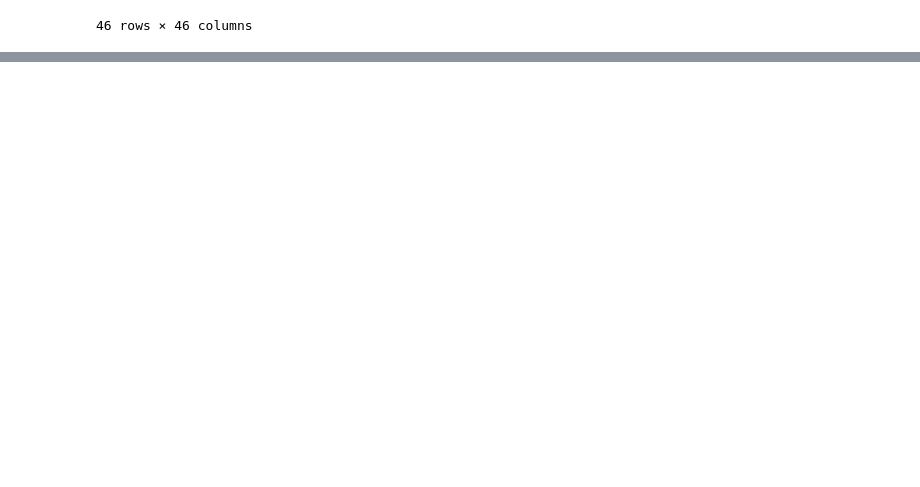
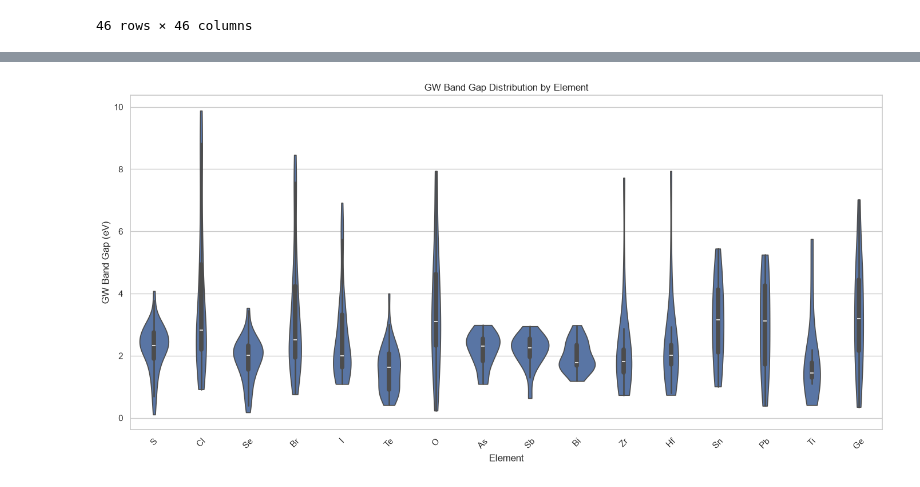
Before and after one commit to ADARSH-KVARMA/Optical-Sprectra-of-2D-Material-ML-Model-, a Jupyter notebook: data_analysis.ipynb, the cells around one changed output, grey strips where cells are left out. Cells and saved outputs as stored; diff of their text form; code cells hidden in the pictures; blank space fills up the shorter version.

```diff
--- a/data_analysis.ipynb
+++ b/data_analysis.ipynb
@@ -1454,0 +1684,7 @@ df_encoded["E_B"].head()
+# %%
+property_cols = [
+    col for col in property_cols
+    if col in df_encoded.columns
+]
+
+print(property_cols)
@@ -1454,0 +1751,18 @@ df_encoded["E_B"].head()
+# %%
+gap_data = []
+
+for element in common_elements:
+
+    mask = df_encoded["elements"].apply(
+        lambda x: element in x
+    )
+
+    temp = df_encoded.loc[mask, ["gap_gw"]].copy()
+
+    temp["element"] = element
+
+    gap_data.append(temp)
+
+gap_data = pd.concat(gap_data, ignore_index=True)
+
+gap_data = gap_data.dropna(subset=["gap_gw"])
@@ -1454,0 +1778,20 @@ df_encoded["E_B"].head()
+# %%
+plt.figure(figsize=(14, 7))
+
+sns.violinplot(
+    data=gap_data,
+    x="element",
+    y="gap_gw",
+    inner="box",
+    cut=0
+)
+
+plt.xlabel("Element")
+plt.ylabel("GW Band Gap (eV)")
+plt.title("GW Band Gap Distribution by Element")
+
+plt.xticks(rotation=45)
+plt.tight_layout()
+plt.show()
+# %% [output]
+[figure, added]
```
Also changed, not shown: parts of 71 cells of this notebook.
